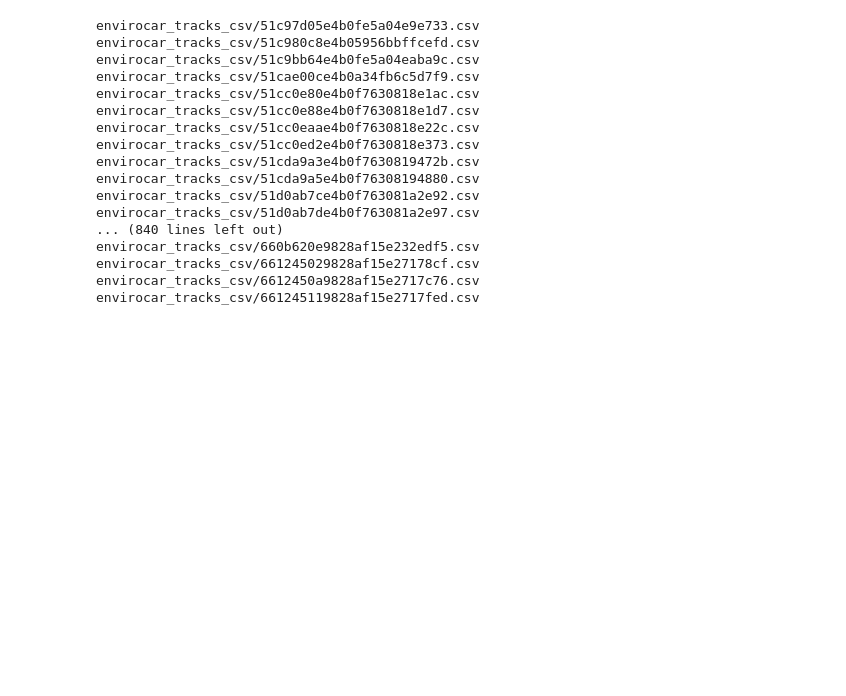
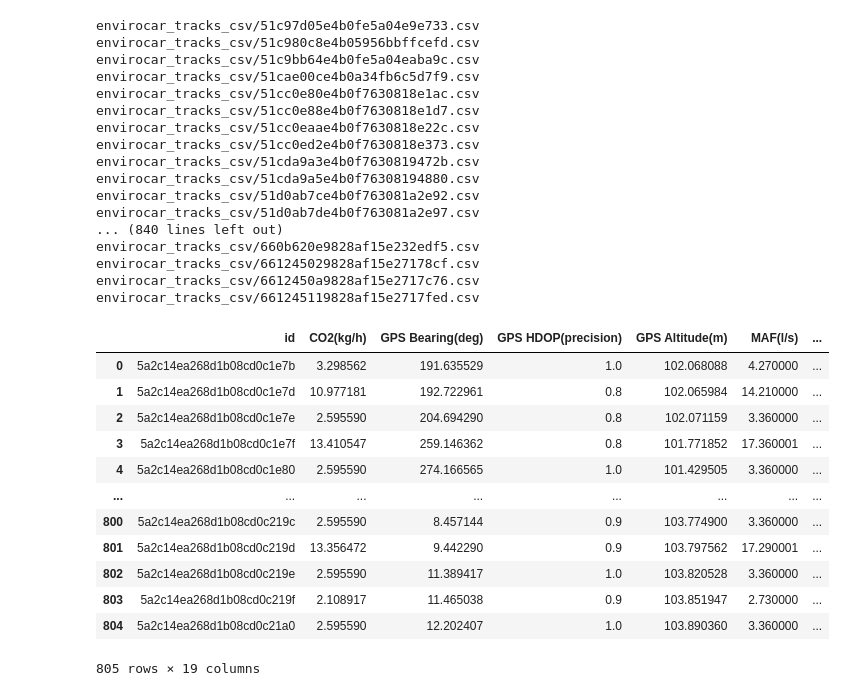
Before and after one commit to swetshgit/DL2025_CUDA_Exercise, a Jupyter notebook: DataVisualization.ipynb, the cells around one changed output. Drawn from its saved outputs; the diff is of its cells as text; code cells hidden in the pictures; blank space fills up the shorter version.

```diff
--- a/DataVisualization.ipynb
+++ b/DataVisualization.ipynb
@@ -31,3 +31,21 @@ envirocar_tracks_csv/660b620e9828af15e232edf5.csv
 envirocar_tracks_csv/661245029828af15e27178cf.csv
 envirocar_tracks_csv/6612450a9828af15e2717c76.csv
 envirocar_tracks_csv/661245119828af15e2717fed.csv
+# %%
+df = pd.read_csv('envirocar_tracks_csv/5a2c14ea268d1b08cd0c1e79.csv')
+new_df = df.fillna(df.median())
+new_df
+# %% [output]
+|  | id | CO2(kg/h) | GPS Bearing(deg) | GPS HDOP(precision) | GPS Altitude(m) | MAF(l/s) | ... |
+| 0 | 5a2c14ea268d1b08cd0c1e7b | 3.298562 | 191.635529 | 1.0 | 102.068088 | 4.270000 | ... |
+| 1 | 5a2c14ea268d1b08cd0c1e7d | 10.977181 | 192.722961 | 0.8 | 102.065984 | 14.210000 | ... |
+| 2 | 5a2c14ea268d1b08cd0c1e7e | 2.595590 | 204.694290 | 0.8 | 102.071159 | 3.360000 | ... |
+| 3 | 5a2c14ea268d1b08cd0c1e7f | 13.410547 | 259.146362 | 0.8 | 101.771852 | 17.360001 | ... |
+| 4 | 5a2c14ea268d1b08cd0c1e80 | 2.595590 | 274.166565 | 1.0 | 101.429505 | 3.360000 | ... |
+| ... | ... | ... | ... | ... | ... | ... | ... |
+| 800 | 5a2c14ea268d1b08cd0c219c | 2.595590 | 8.457144 | 0.9 | 103.774900 | 3.360000 | ... |
+| 801 | 5a2c14ea268d1b08cd0c219d | 13.356472 | 9.442290 | 0.9 | 103.797562 | 17.290001 | ... |
+| 802 | 5a2c14ea268d1b08cd0c219e | 2.595590 | 11.389417 | 1.0 | 103.820528 | 3.360000 | ... |
+| 803 | 5a2c14ea268d1b08cd0c219f | 2.108917 | 11.465038 | 0.9 | 103.851947 | 2.730000 | ... |
+| 804 | 5a2c14ea268d1b08cd0c21a0 | 2.595590 | 12.202407 | 1.0 | 103.890360 | 3.360000 | ... |
+805 rows × 19 columns
```
Also changed, not shown: parts of 1 cell of this notebook, 2 other files.
